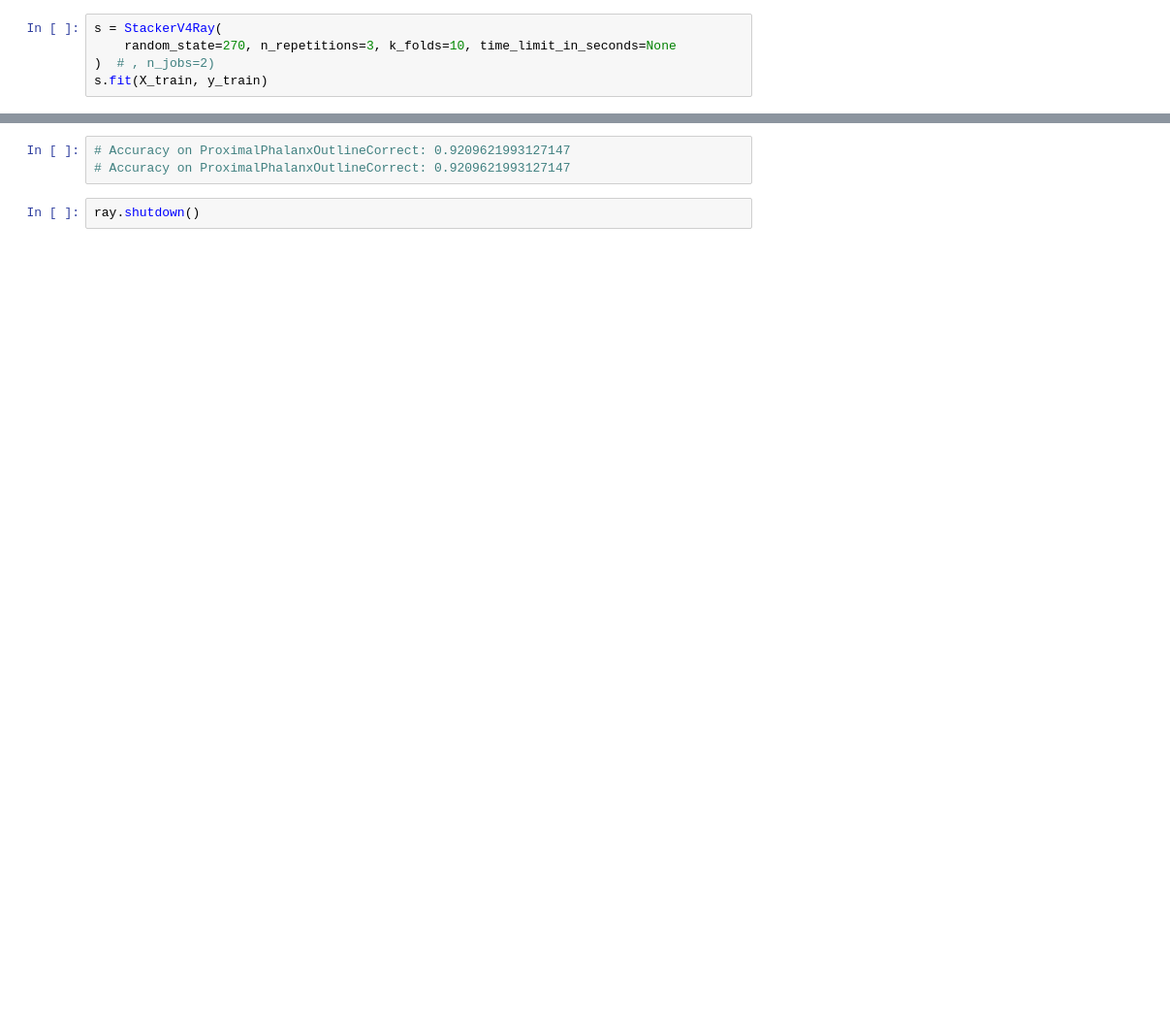
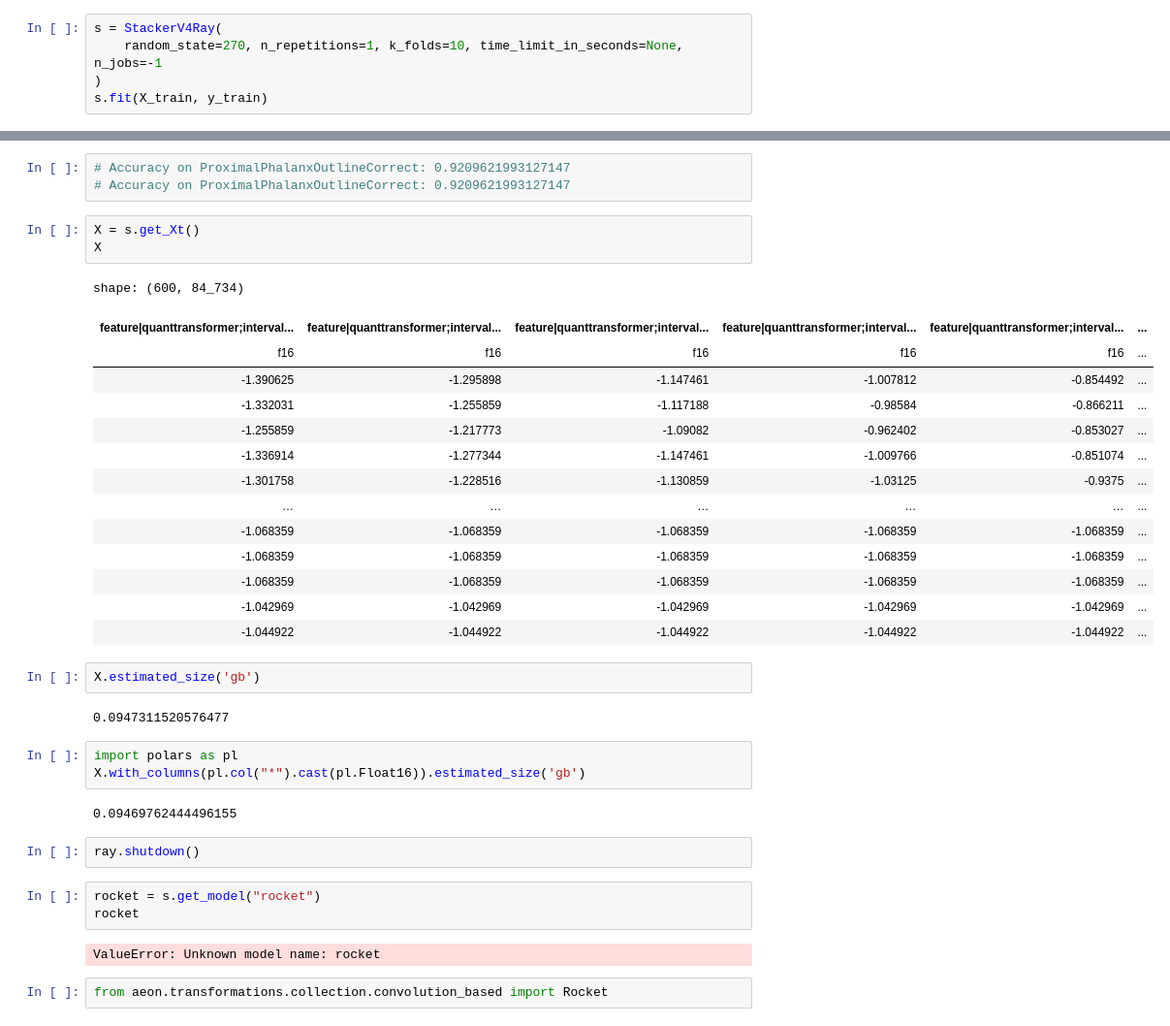
Before and after one commit to gasperpetelin/TSCGlue, a Jupyter notebook: notebooks/bench-res.ipynb, the cells around one changed output, grey strips where cells are left out. Shown at 97% size. Saved outputs shown, nothing was run; the diff lists cells and outputs as text; blank space fills up the shorter version.

```diff
--- a/notebooks/bench-res.ipynb
+++ b/notebooks/bench-res.ipynb
@@ -26,8 +26,8 @@ print(X_train.shape, y_train.shape, X_test.shape, y_test.shape)
 from autotsc.models2 import StackerV4Ray
 # %%
 s = StackerV4Ray(
-    random_state=270, n_repetitions=3, k_folds=10, time_limit_in_seconds=None
-)  # , n_jobs=2)
+    random_state=270, n_repetitions=1, k_folds=10, time_limit_in_seconds=None, n_jobs=-1
+)
 s.fit(X_train, y_train)
 # %% [output]
 [0.00s] Starting fitting
@@ -125,5 +141,39 @@ Accuracy on Herring: 0.578125
 # %%
 # Accuracy on ProximalPhalanxOutlineCorrect: 0.9209621993127147
 # Accuracy on ProximalPhalanxOutlineCorrect: 0.9209621993127147
+# %%
+X = s.get_Xt()
+X
+# %% [output]
+shape: (600, 84_734)
+| feature|quanttransformer;interval... | feature|quanttransformer;interval... | feature|quanttransformer;interval... | feature|quanttransformer;interval... | feature|quanttransformer;interval... | ... |
+| f16 | f16 | f16 | f16 | f16 | ... |
+| -1.390625 | -1.295898 | -1.147461 | -1.007812 | -0.854492 | ... |
+| -1.332031 | -1.255859 | -1.117188 | -0.98584 | -0.866211 | ... |
+| -1.255859 | -1.217773 | -1.09082 | -0.962402 | -0.853027 | ... |
+| -1.336914 | -1.277344 | -1.147461 | -1.009766 | -0.851074 | ... |
+| -1.301758 | -1.228516 | -1.130859 | -1.03125 | -0.9375 | ... |
+| … | … | … | … | … | ... |
+| -1.068359 | -1.068359 | -1.068359 | -1.068359 | -1.068359 | ... |
+| -1.068359 | -1.068359 | -1.068359 | -1.068359 | -1.068359 | ... |
+| -1.068359 | -1.068359 | -1.068359 | -1.068359 | -1.068359 | ... |
+| -1.042969 | -1.042969 | -1.042969 | -1.042969 | -1.042969 | ... |
+| -1.044922 | -1.044922 | -1.044922 | -1.044922 | -1.044922 | ... |
+# %%
+X.estimated_size('gb')
+# %% [output]
+0.0947311520576477
+# %%
+import polars as pl
+X.with_columns(pl.col("*").cast(pl.Float16)).estimated_size('gb')
+# %% [output]
+0.09469762444496155
 # %%
 ray.shutdown()
+# %%
+rocket = s.get_model("rocket")
+rocket
+# %% [output]
+ValueError: Unknown model name: rocket
+# %%
+from aeon.transformations.collection.convolution_based import Rocket
```
Also changed, not shown: parts of 5 cells of this notebook, 4 other files.
